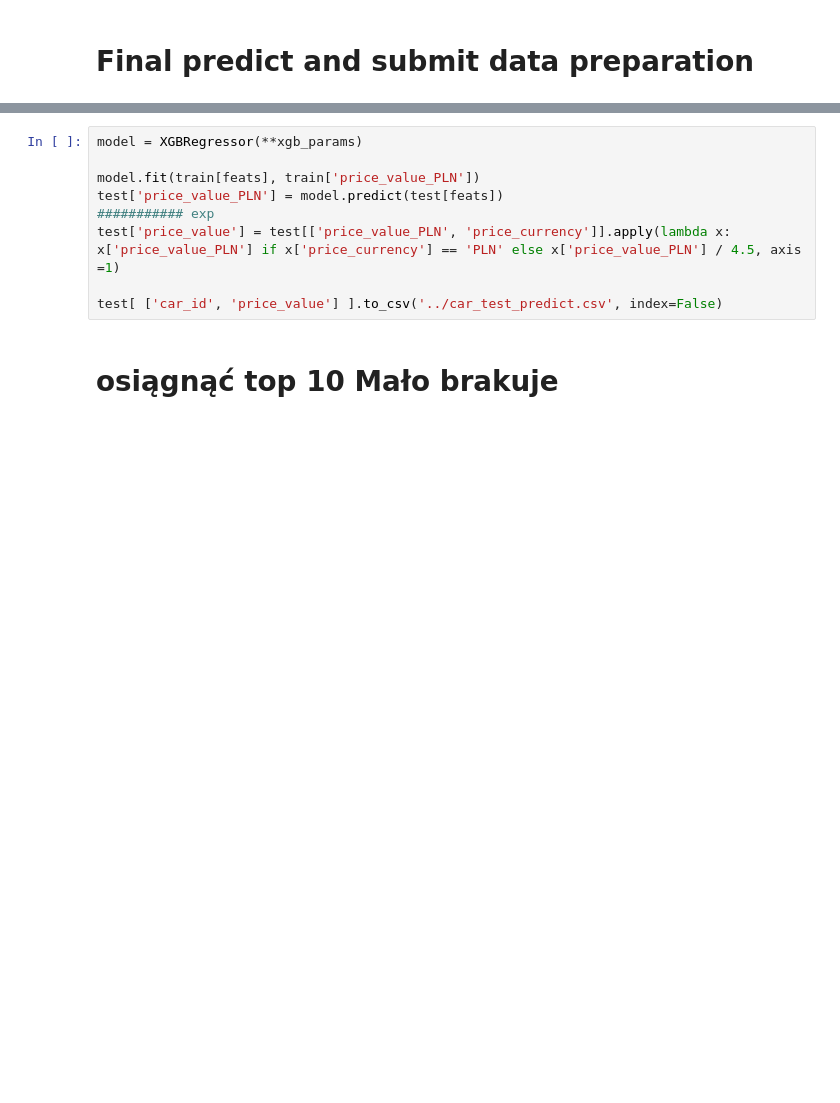
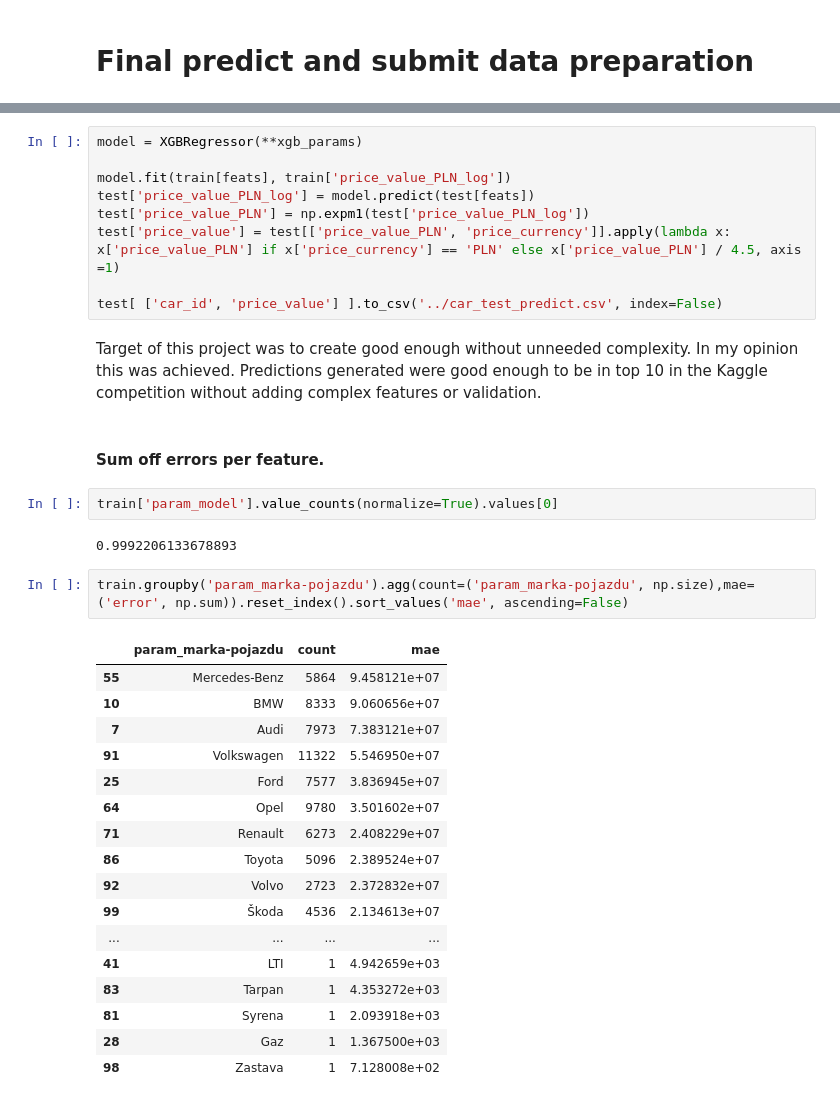
Before and after one commit to JakubStanczak/Car_price_predict, a Jupyter notebook: Car_price.ipynb, the cells around one changed output, grey strips where cells are left out. Saved outputs shown, nothing was run; the diff lists cells and outputs as text; blank space fills up the shorter version.

```diff
--- a/Car_price.ipynb
+++ b/Car_price.ipynb
@@ -1087,11 +865,37 @@ test.sample()
 # %%
 model = XGBRegressor(**xgb_params)
 
-model.fit(train[feats], train['price_value_PLN'])
-test['price_value_PLN'] = model.predict(test[feats])
-########### exp
+model.fit(train[feats], train['price_value_PLN_log'])
+test['price_value_PLN_log'] = model.predict(test[feats])
+test['price_value_PLN'] = np.expm1(test['price_value_PLN_log'])
 test['price_value'] = test[['price_value_PLN', 'price_currency']].apply(lambda x: x['price_value_PLN'] if x['price_currency'] == 'PLN' else x['price_value_PLN'] / 4.5, axis =1)
 
 test[ ['car_id', 'price_value'] ].to_csv('../car_test_predict.csv', index=False)
-# %% [markdown]
-# osiągnąć top 10 Mało brakuje
+# %% [markdown]
+Target of this project was to create good enough without unneeded complexity. In my opinion this was achieved. Predictions generated were good enough to be in top 10 in the Kaggle competition without adding complex features or validation.
+# %% [markdown]
+#### Sum off errors per feature.
+# %%
+train['param_model'].value_counts(normalize=True).values[0]
+# %% [output]
+0.9992206133678893
+# %%
+train.groupby('param_marka-pojazdu').agg(count=('param_marka-pojazdu', np.size),mae=('error', np.sum)).reset_index().sort_values('mae', ascending=False)
+# %% [output]
+|  | param_marka-pojazdu | count | mae |
+| 55 | Mercedes-Benz | 5864 | 9.458121e+07 |
+| 10 | BMW | 8333 | 9.060656e+07 |
+| 7 | Audi | 7973 | 7.383121e+07 |
+| 91 | Volkswagen | 11322 | 5.546950e+07 |
+| 25 | Ford | 7577 | 3.836945e+07 |
+| 64 | Opel | 9780 | 3.501602e+07 |
+| 71 | Renault | 6273 | 2.408229e+07 |
+| 86 | Toyota | 5096 | 2.389524e+07 |
+| 92 | Volvo | 2723 | 2.372832e+07 |
+| 99 | Škoda | 4536 | 2.134613e+07 |
+| ... | ... | ... | ... |
+| 41 | LTI | 1 | 4.942659e+03 |
+| 83 | Tarpan | 1 | 4.353272e+03 |
+| 81 | Syrena | 1 | 2.093918e+03 |
+| 28 | Gaz | 1 | 1.367500e+03 |
+| 98 | Zastava | 1 | 7.128008e+02 |
```
Also changed, not shown: parts of 35 cells of this notebook.
